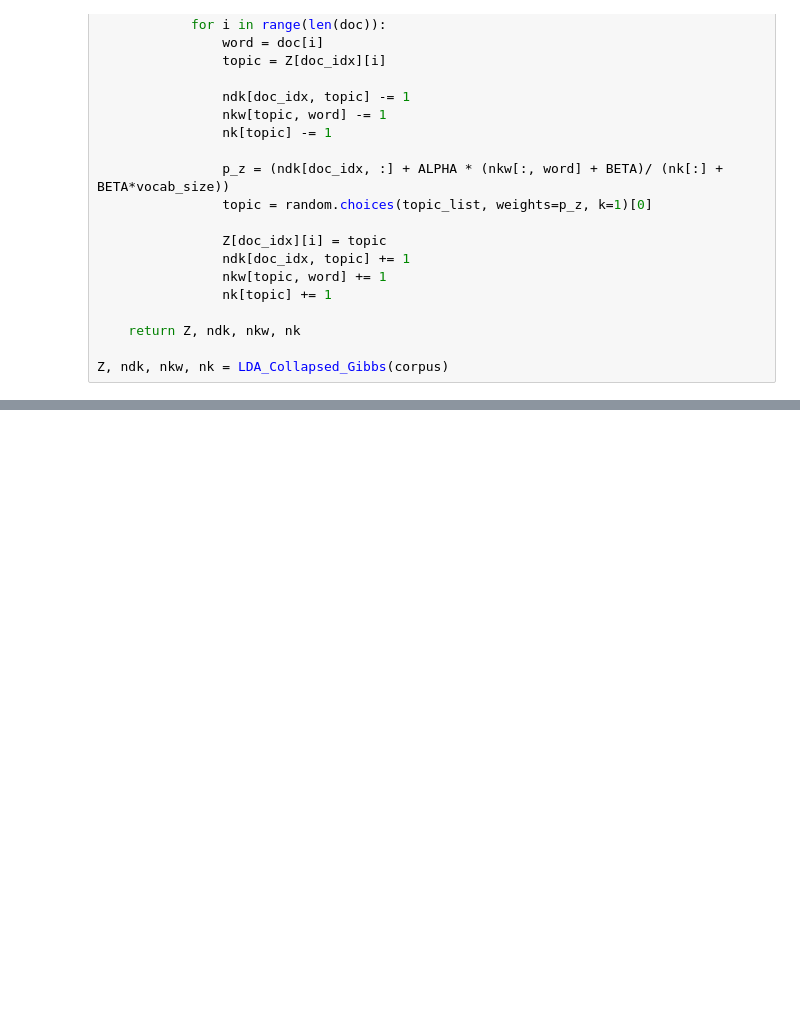
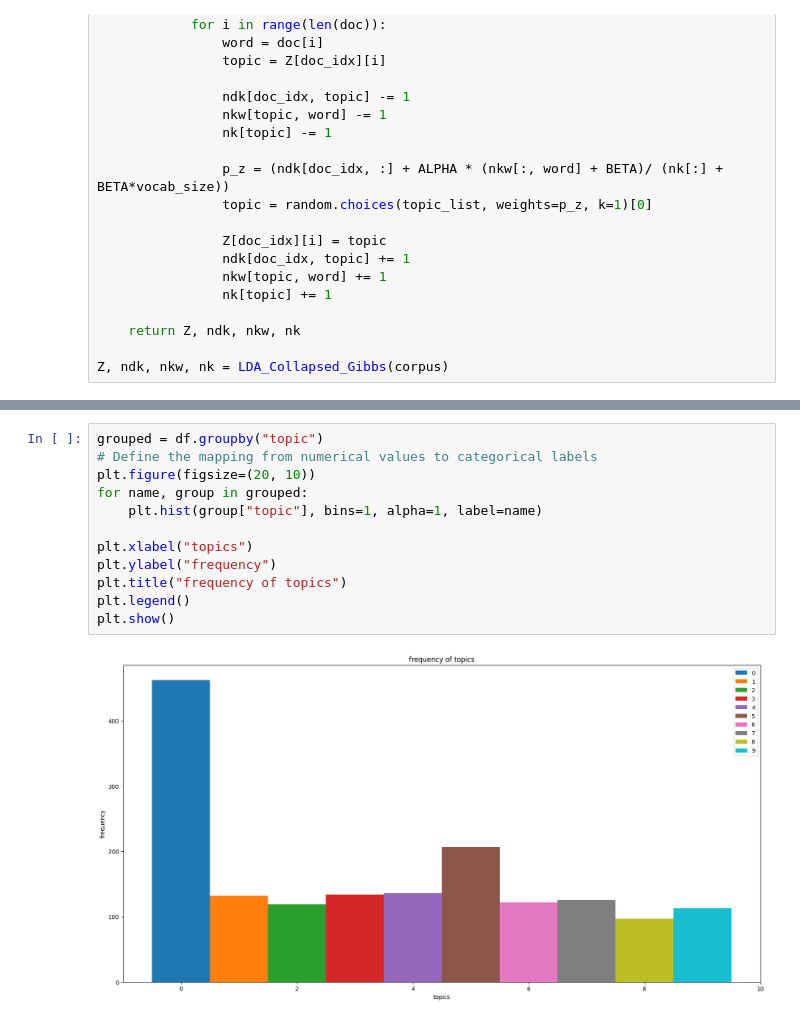
Before and after one commit to SeePeeYou/cos_783_assignment6, a Jupyter notebook: Code/assignment6.ipynb, the cells around one changed output, grey strips where cells are left out. Drawn from its saved outputs; the diff is of its cells as text; blank space fills up the shorter version.

```diff
--- a/Code/assignment6.ipynb
+++ b/Code/assignment6.ipynb
@@ -197,0 +300,14 @@ story
+# %%
+grouped = df.groupby("topic")
+# Define the mapping from numerical values to categorical labels
+plt.figure(figsize=(20, 10))
+for name, group in grouped:
+    plt.hist(group["topic"], bins=1, alpha=1, label=name)
+
+plt.xlabel("topics")
+plt.ylabel("frequency")
+plt.title("frequency of topics")
+plt.legend()
+plt.show()
+# %% [output]
+[figure, added]
```
Also changed, not shown: parts of 6 cells of this notebook.
